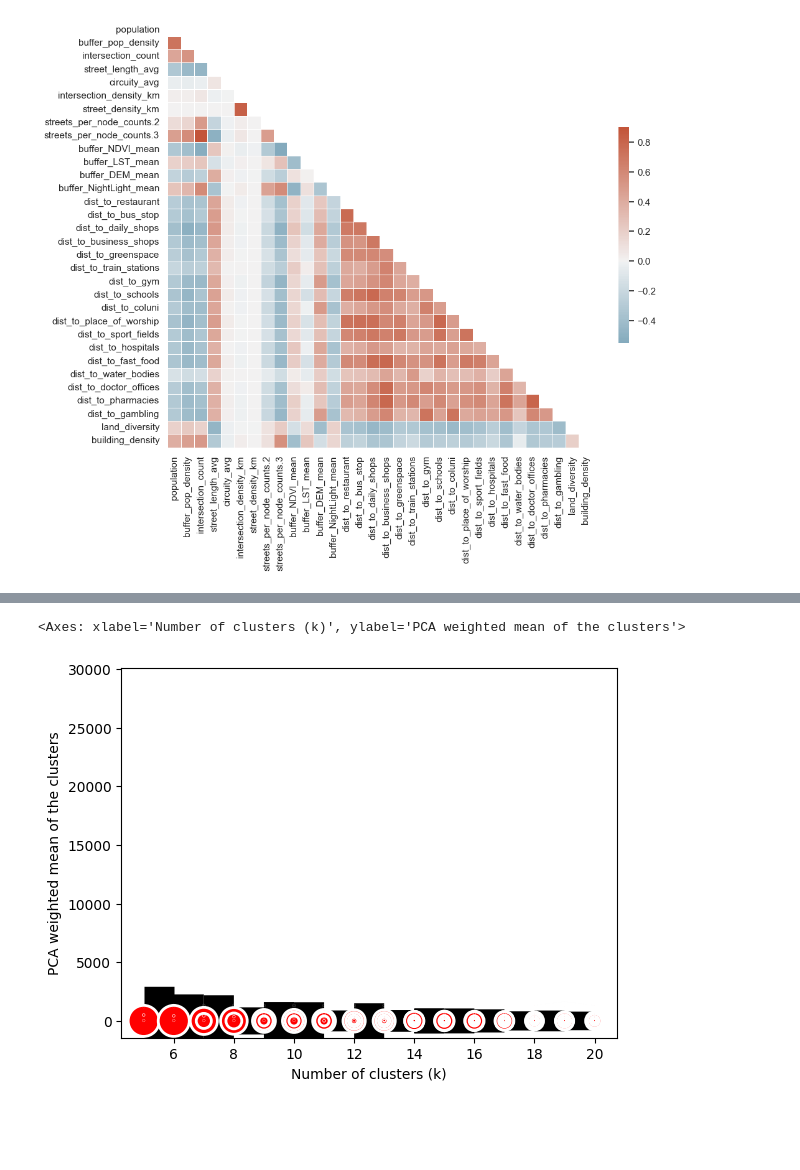
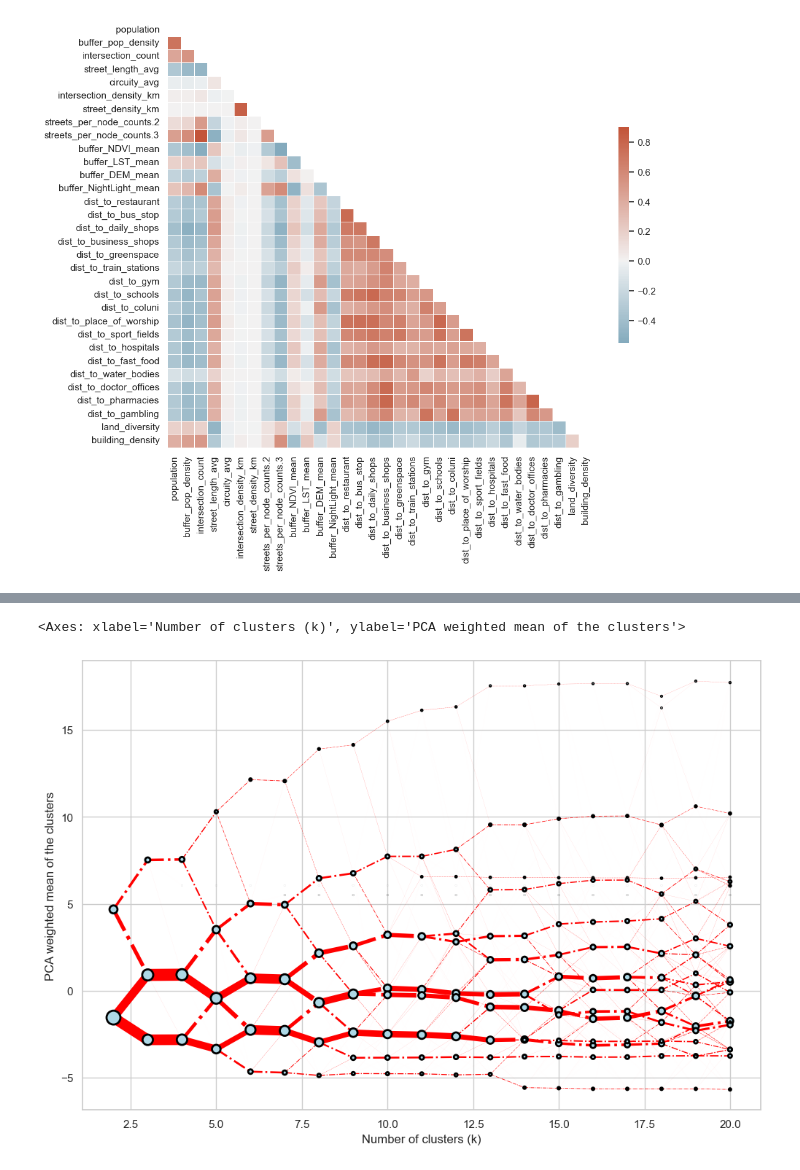
Before and after one commit to Spatial-Data-Science-and-GEO-AI-Lab/MultiHealth_J, a Jupyter notebook: clusterandpredict.ipynb, the cells around one changed output, grey strips where cells are left out. Saved outputs shown, nothing was run; the diff lists cells and outputs as text; code cells hidden in the pictures; blank space fills up the shorter version.

```diff
--- a/clusterandpredict.ipynb
+++ b/clusterandpredict.ipynb
@@ -134,14 +244,15 @@ sb.heatmap(corr, mask=mask, cmap=cmap, vmax=.9, center=0,
 # %%
 # Using clustergram with hierarchical clustering up to 20 clusters
-cgram = Clustergram(range(5, 21), method='hierarchical', linkage='ward')
-cgram.fit(popgridsub_scaled)
+cgram = Clustergram(range(1, 21), method='hierarchical', linkage='ward')
+cgram.fit(popgridsub)
 
 # Plotting the clustergram
-ax = cgram.plot(
-    figsize=(10, 8),
-    line_style=dict(color=ugg.COLORS[1]),
-    cluster_style={"color": ugg.COLORS[2]},
-)
-ax.yaxis.grid(False)
-sns.despine(offset=10)
-ax.set_title('K-Means (scikit-learn)')
+seaborn.set(style='whitegrid')
+
+cgram.plot(
+    size=0.5,
+    linewidth=0.5,
+    cluster_style={"color": "lightblue", "edgecolor": "black"},
+    line_style={"color": "red", "linestyle": "-."},
+    figsize=(12, 8)
+);
@@ -192,16 +306,11 @@ plt.show()
 # %%
 # Using clustergram with k-means clustering up to 20 clusters
-
-# initial one to compensate kernel crashing due to parallelization
-cgram = Clustergram(range(1, 2), n_init=1, method='kmeans')
-# full one
-cgram2 = Clustergram(range(5, 21), n_init=100, method='kmeans')
+cgram_kmeans = Clustergram(range(2, 21), n_init=25, method='kmeans')
 
 start_time = time.time()
 
-if __name__ == '__main__':
-    Parallel(n_jobs=2, prefer="threads")(delayed(cgram.fit)(popgridsub_scaled[:2]) for _ in range(1))
-    Parallel(n_jobs=8, prefer="threads")(delayed(cgram2.fit)(popgridsub_scaled) for _ in range(1))
+#fit model
+cgram_kmeans.fit(popgridsub_scaled)
 
 end_time = time.time()
 execution_time = end_time - start_time
@@ -209,8 +339,16 @@ print(f"Execution time: {execution_time} seconds")
 # %%
 # plot cgram
-cgram2.plot()
+sb.set(style='whitegrid')
+
+cgram_kmeans.plot(
+    size=0.5,
+    linewidth=0.5,
+    cluster_style={"color": "lightblue", "edgecolor": "black"},
+    line_style={"color": "red", "linestyle": "-."},
+    figsize=(12, 8)
+)
 # %% [output]
 <Axes: xlabel='Number of clusters (k)', ylabel='PCA weighted mean of the clusters'>
-[figure, old version]
+[figure, new version]
 # %%
 # Goodness of fit tests for the amount of clusters
```
Also changed, not shown: parts of 33 cells of this notebook.
